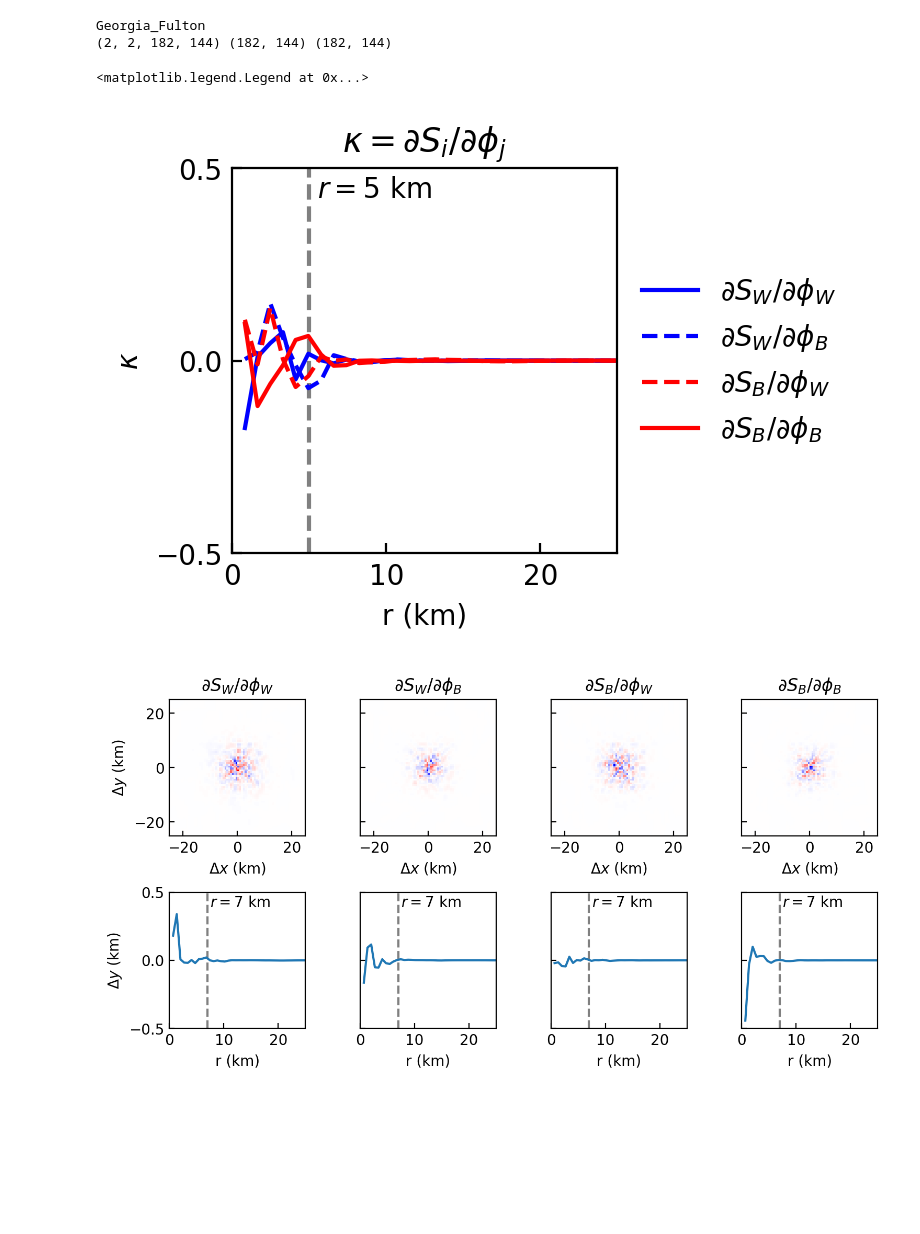
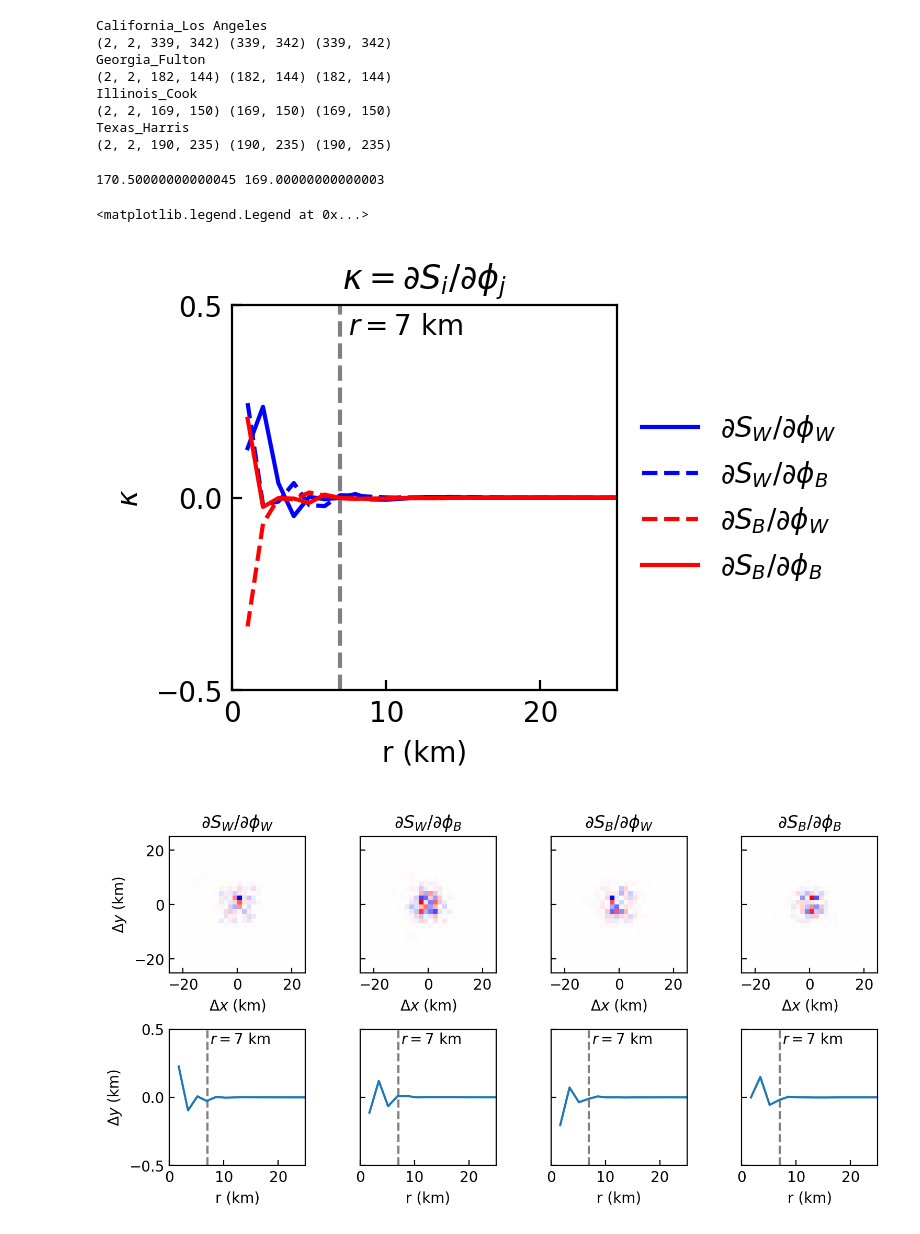
Before and after one commit to jcolen/sociohydro, a Jupyter notebook: decennial/DecennialSaliency.ipynb, the cells around one changed output. Saved outputs shown, nothing was run; the diff lists cells and outputs as text; code cells hidden in the pictures; blank space fills up the shorter version.

Commit message:
Training legacy models using new preprocessing

```diff
--- a/decennial/DecennialSaliency.ipynb
+++ b/decennial/DecennialSaliency.ipynb
@@ -18,7 +18,7 @@ np.set_printoptions(precision=2, suppress=False)
 # %%
 G_s, X_s, Y_s = [], [], []
 
-with h5py.File(f'models/CensusPBNN_0_saliency.h5', 'r') as h5f:
+with h5py.File(f'models/CensusPBNN_scheduled_saliency.h5', 'r') as h5f:
     for county in h5f.keys():
         print(county)
         cs = h5f[county]
@@ -33,8 +33,14 @@ with h5py.File(f'models/CensusPBNN_0_saliency.h5', 'r') as h5f:
 
         print(G_s[-1].shape, X_s[-1].shape, Y_s[-1].shape)
 # %% [output]
+California_Los Angeles
+(2, 2, 339, 342) (339, 342) (339, 342)
 Georgia_Fulton
 (2, 2, 182, 144) (182, 144) (182, 144)
+Illinois_Cook
+(2, 2, 169, 150) (169, 150) (169, 150)
+Texas_Harris
+(2, 2, 190, 235) (190, 235) (190, 235)
 # %%
 from scipy.interpolate import RectBivariateSpline
 
@@ -50,12 +56,13 @@ def get_Gr(G_s, idx, x, y):
     Gr = Gr / np.abs(Gr).max() #Normalize by the maximum absolute value
 
     rgrid = np.linalg.norm(np.stack(np.meshgrid(x, y)), axis=0)
-    r = np.linspace(0, np.max(rgrid) / np.sqrt(2), 100)
+    r = np.arange(0, np.max(rgrid) / np.sqrt(2), 1)
 
     #Compute radial average
     gr = np.zeros(len(r)-1)
     for j in range(len(r)-1):
-        gr[j] = np.mean(Gr[(rgrid>=r[j])*(rgrid<r[j+1])])
+        gr[j] = np.mean(Gr[np.abs(rgrid - r[j]) <= 1.])
+        #gr[j] = np.mean(Gr[(rgrid>=r[j])*(rgrid<r[j+1])])
 
     return r[1:], gr
 
@@ -63,44 +70,46 @@ def get_Gr(G_s, idx, x, y):
 xmax = np.max(np.max([np.max(Xi) for Xi in X_s]))
 ymax = np.max([np.max(Yi) for Yi in Y_s])
 
-x = np.linspace(-xmax, xmax, 200)
-y = np.linspace(-ymax, ymax, 200)
+print(xmax, ymax)
+x = np.linspace(-xmax, xmax, 350)#200)
+y = np.linspace(-ymax, ymax, 350)#200)
 
 fig, ax = plt.subplots(1, 1, figsize=(2.5, 2.5), dpi=200,
                        sharey='row', sharex='row')
 
 colors = ['Blue', 'Blue', 'Red', 'Red']
 linestyles = ['-', '--', '--', '-']
 labels = [
     '$\\partial S_W / \\partial \\phi_W$',
     '$\\partial S_W / \\partial \\phi_B$',
     '$\\partial S_B / \\partial \\phi_W$',
     '$\\partial S_B / \\partial \\phi_B$',
 ]
 
 for i in range(4):
     r, gr = get_Gr(G_s, i, x, y)
     ax.plot(r, gr, color=colors[i], linestyle=linestyles[i], label=labels[i])
 
 ax.set(xlabel='r (km)', ylabel='$\\kappa$')
 ax.set(
     xlim=[0, 25],
     ylim=[-0.5, 0.5],
     xticks=[0, 10, 20],
     yticks=[-0.5, 0, 0.5])
 ax.set_aspect(np.ptp(ax.get_xlim()) / np.ptp(ax.get_ylim()))
 
-r0 = 5
+r0 = 7
 ax.axvline(r0, linestyle='--', zorder=-1, color='grey')
 ax.text(r0+0.5, 0.48, f'$r={r0}$ km', va='top', ha='left',
              transform=ax.transData)
 ax.tick_params(which='both', direction='in')
 
 ax.set_title('$\\kappa = \\partial S_i / \\partial \\phi_j$')
 ax.legend(framealpha=0, loc='center left', bbox_to_anchor=[1, 0.5])
 # %% [output]
-<matplotlib.legend.Legend at 0x...>
+170.50000000000045 169.00000000000003
+<matplotlib.legend.Legend at 0x...>
-[figure, old version]
+[figure, new version]
 # %%
 from scipy.interpolate import RectBivariateSpline
 
@@ -170,4 +179,4 @@ ax[0,3].set_title('$\\partial S_B / \\partial \\phi_B$')
 
 plt.tight_layout()
 # %% [output]
-[figure, old version]
+[figure, new version]
```
Also changed, not shown: 4 other files.
